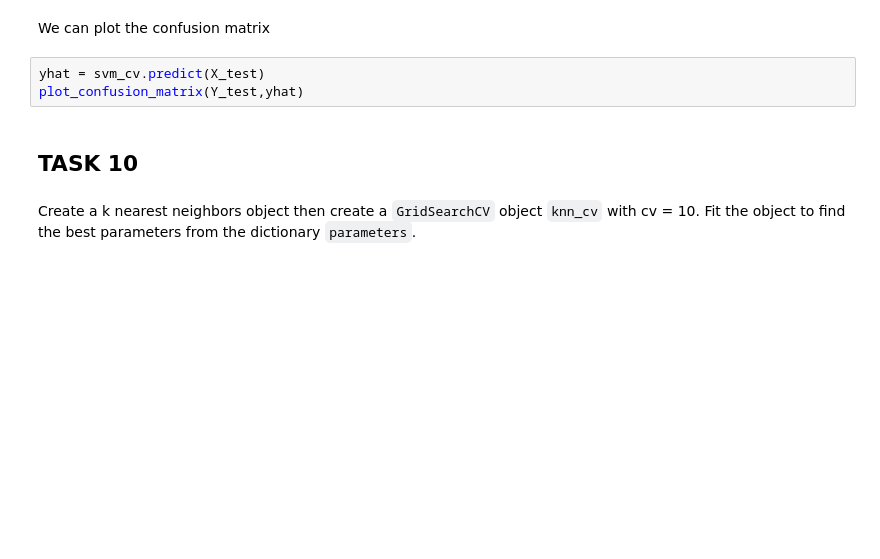
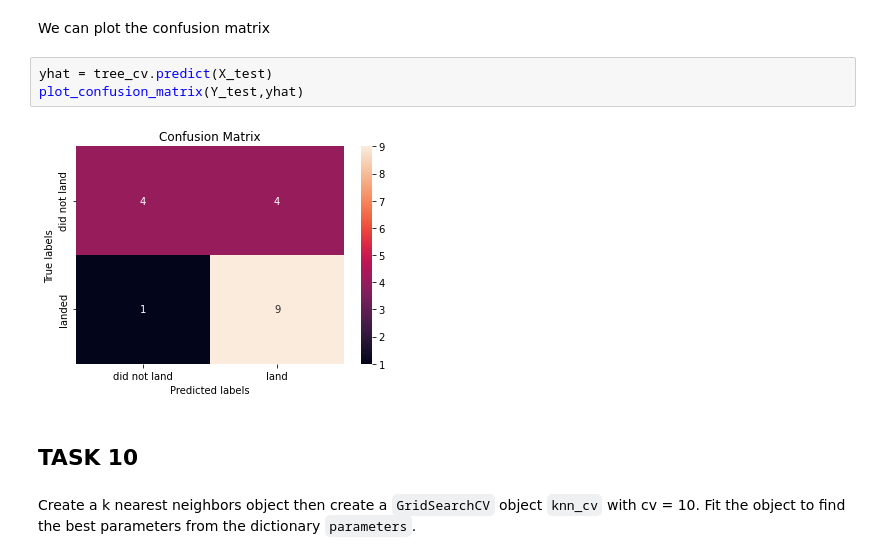
Before and after one commit to mzabovsky/IBM_DS_Capstone, a Jupyter notebook: Machine_Learning_Prediction.ipynb, the cells around one changed output. Drawn from its saved outputs; the diff is of its cells as text; blank space fills up the shorter version.

```diff
--- a/Machine_Learning_Prediction.ipynb
+++ b/Machine_Learning_Prediction.ipynb
@@ -293,8 +293,10 @@ Test data accuracy:  0.8333333333333334
 # %% [markdown]
 We can plot the confusion matrix
 # %%
-yhat = svm_cv.predict(X_test)
+yhat = tree_cv.predict(X_test)
 plot_confusion_matrix(Y_test,yhat)
+# %% [output]
+[figure, added]
 # %% [markdown]
 ## TASK  10
 # %% [markdown]
```
Also changed, not shown: parts of 6 cells of this notebook.
